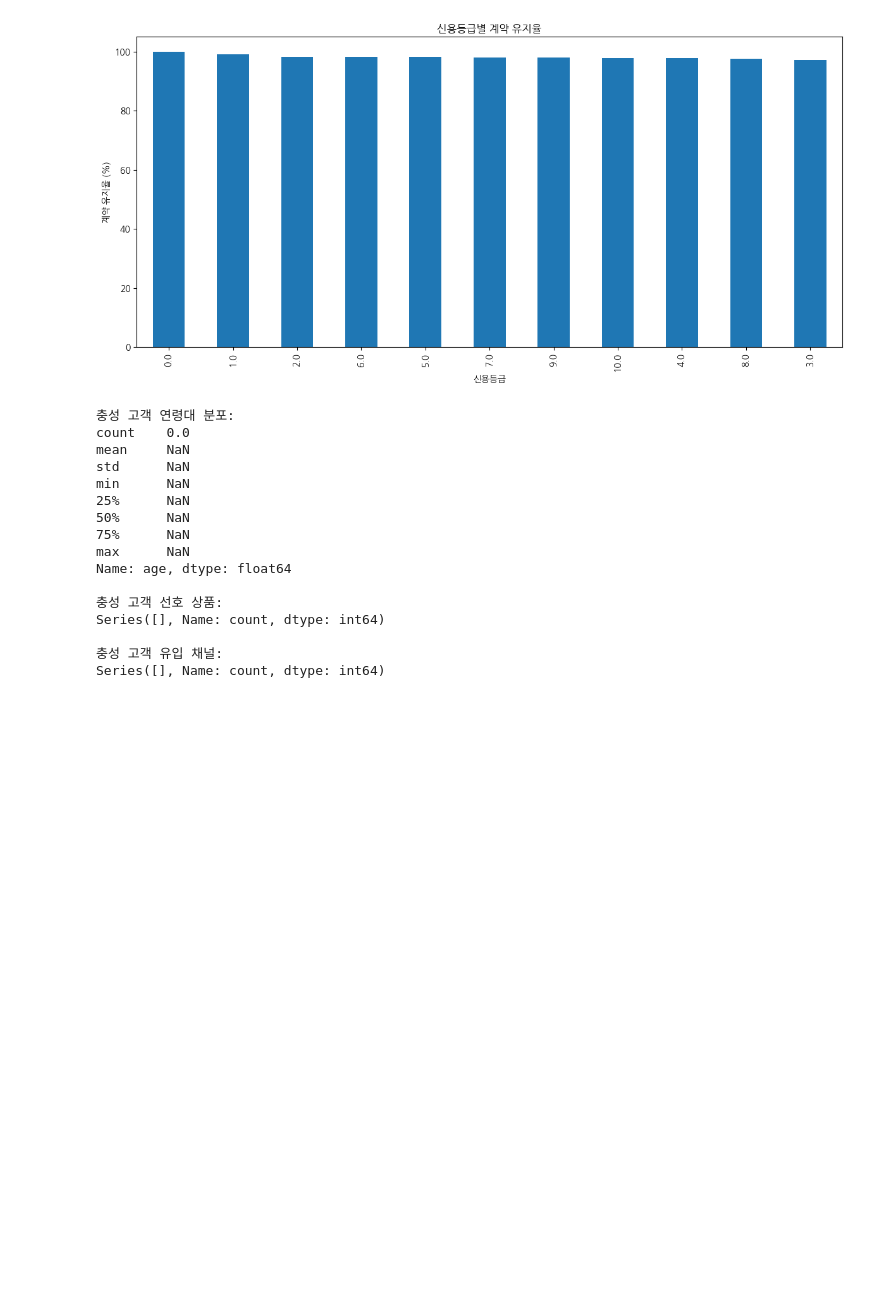
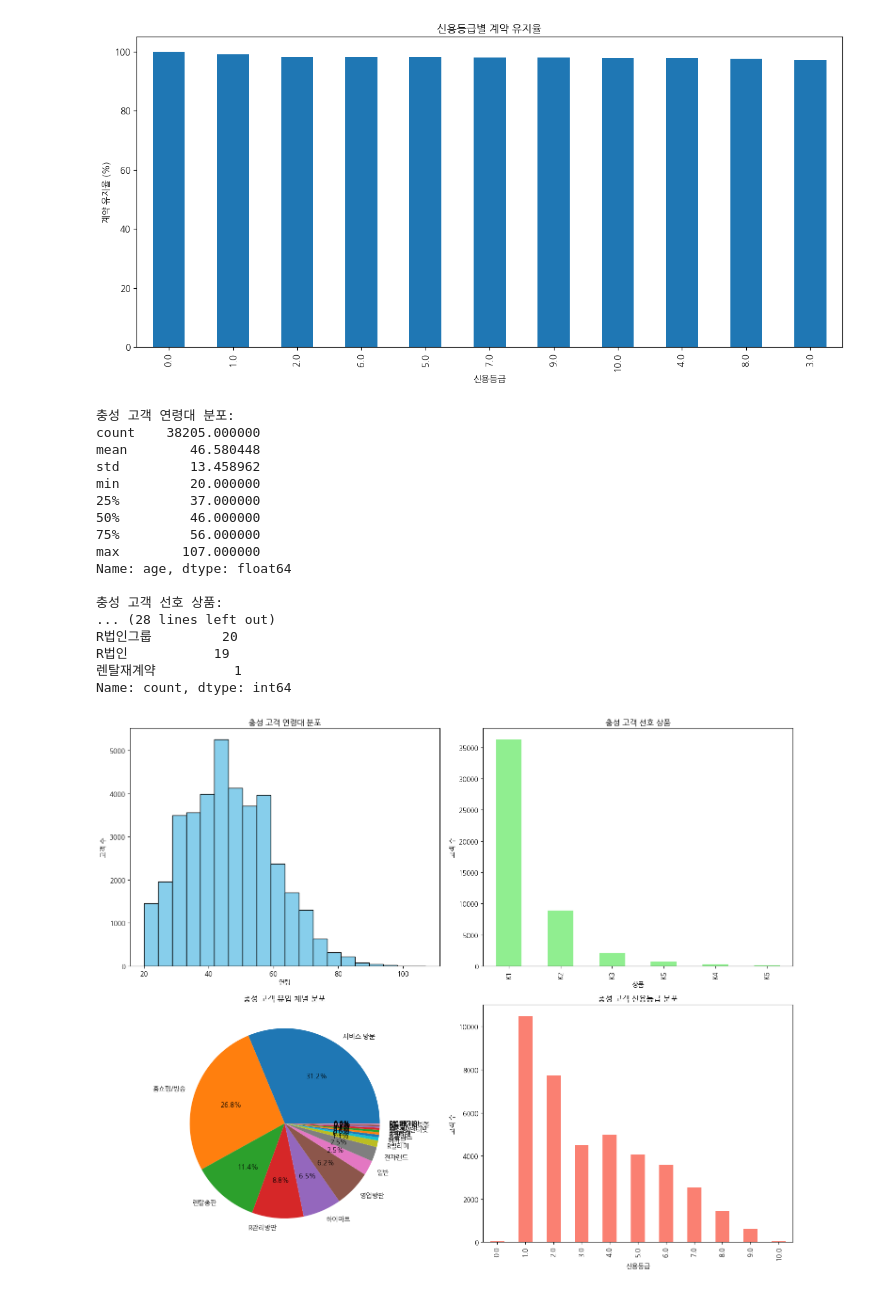
Before and after one commit to Jo2-j/study_data_analytics, a Jupyter notebook: quests/EDA/EDA_LetalCarOfContractType.ipynb, the cells around one changed output. Drawn from its saved outputs; the diff is of its cells as text; code cells hidden in the pictures; blank space fills up the shorter version.

```diff
--- a/quests/EDA/EDA_LetalCarOfContractType.ipynb
+++ b/quests/EDA/EDA_LetalCarOfContractType.ipynb
@@ -189,42 +189,84 @@ credit rating
 # %%
 # 충성 고객 정의:
 # 1. 장기 계약(36개월 이상)
 # 2. 정상 상태 유지
 # 3. 해약하지 않은 고객
 
 loyal_customers = editCol[
-    (editCol['Term'].isin(['36', '39', '60'])) &
+    (editCol['Term'].isin([36, 39, 60])) &
     (editCol['state'] == '계약확정') &
     (editCol['cancellation'] == '정상')
 ]
 
 # 충성 고객의 특성 분석
 print("\n충성 고객 연령대 분포:")
 print(loyal_customers['age'].describe())
 
 # 충성 고객의 선호 상품
 loyal_product_dist = loyal_customers['product'].value_counts()
 print("\n충성 고객 선호 상품:")
 print(loyal_product_dist)
 
 # 충성 고객의 채널 분포
 loyal_channel_dist = loyal_customers['channel'].value_counts()
 print("\n충성 고객 유입 채널:")
 print(loyal_channel_dist)
+
+
+import matplotlib.pyplot as plt
+import seaborn as sns
+
+# 한글 폰트 설정
+plt.rcParams['font.family'] = 'NanumGothic'
+plt.rcParams['axes.unicode_minus'] = False
+
+# 그래프 생성
+fig, axes = plt.subplots(2, 2, figsize=(15, 12))
+
+# 1. 연령대 분포 (히스토그램)
+axes[0,0].hist(loyal_customers['age'], bins=20, color='skyblue', edgecolor='black')
+axes[0,0].set_title('충성 고객 연령대 분포')
+axes[0,0].set_xlabel('연령')
+axes[0,0].set_ylabel('고객 수')
+
+# 2. 선호 상품 분포 (막대 그래프)
+product_counts = loyal_customers['product'].value_counts()
+product_counts.plot(kind='bar', ax=axes[0,1], color='lightgreen')
+axes[0,1].set_title('충성 고객 선호 상품')
+axes[0,1].set_xlabel('상품')
+axes[0,1].set_ylabel('고객 수')
+
+# 3. 유입 채널 분포 (파이 차트)
+channel_counts = loyal_customers['channel'].value_counts()
+axes[1,0].pie(channel_counts, labels=channel_counts.index, autopct='%1.1f%%')
+axes[1,0].set_title('충성 고객 유입 채널 분포')
+
+# 4. 신용등급 분포 (막대 그래프)
+credit_counts = loyal_customers['credit rating'].value_counts().sort_index()
+credit_counts.plot(kind='bar', ax=axes[1,1], color='salmon')
+axes[1,1].set_title('충성 고객 신용등급 분포')
+axes[1,1].set_xlabel('신용등급')
+axes[1,1].set_ylabel('고객 수')
+
+# 레이아웃 조정
+plt.tight_layout()
+plt.show()
 # %% [output]
 충성 고객 연령대 분포:
-count    0.0
-mean     NaN
-std      NaN
-min      NaN
-25%      NaN
-50%      NaN
-75%      NaN
-max      NaN
+count    38205.000000
+mean        46.580448
+std         13.458962
+min         20.000000
+25%         37.000000
+50%         46.000000
+75%         56.000000
+max        107.000000
 Name: age, dtype: float64
 
 충성 고객 선호 상품:
-Series([], Name: count, dtype: int64)
-
-충성 고객 유입 채널:
-Series([], Name: count, dtype: int64)
+... (28 lines left out)
+R법인그룹         20
+R법인           19
+렌탈재계약          1
+Name: count, dtype: int64
+[figure, added]
```
Also changed, not shown: parts of 4 cells of this notebook.
